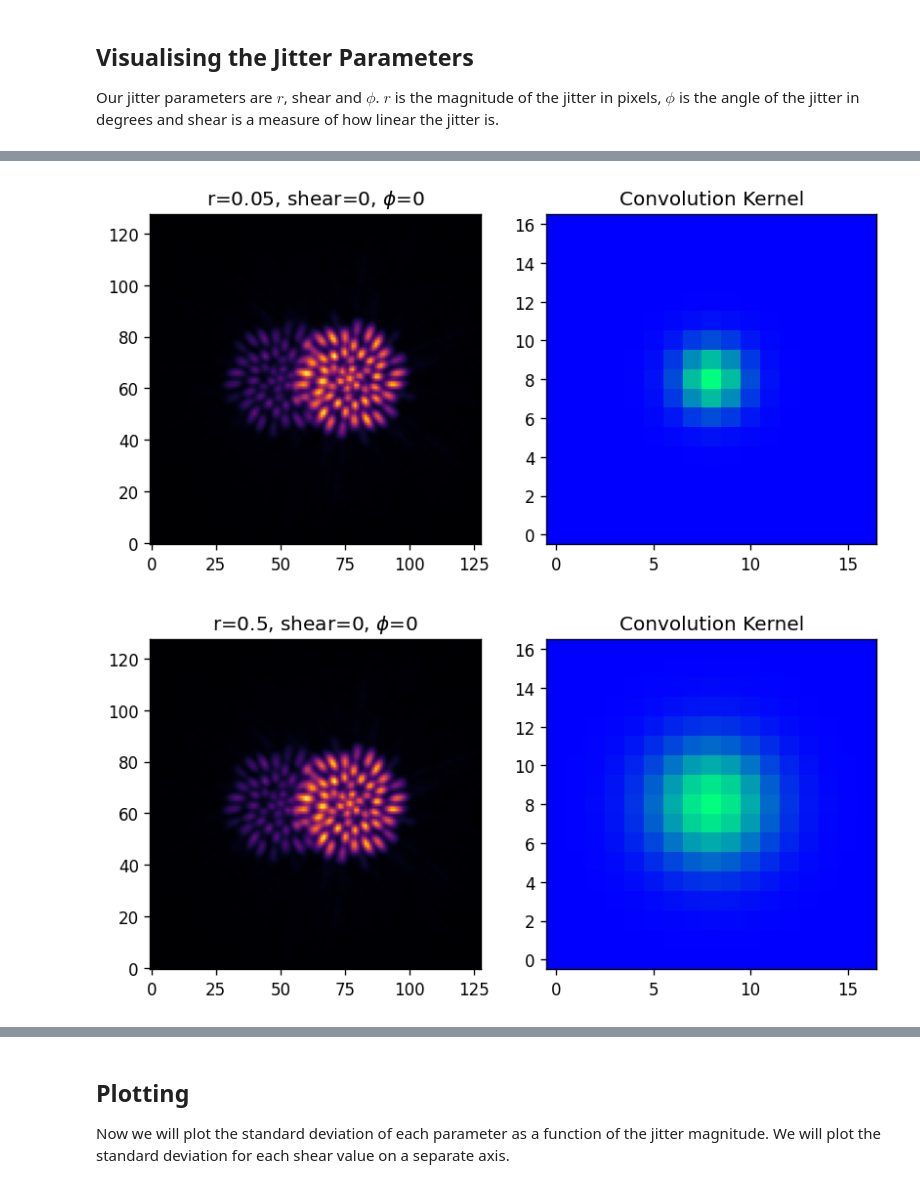
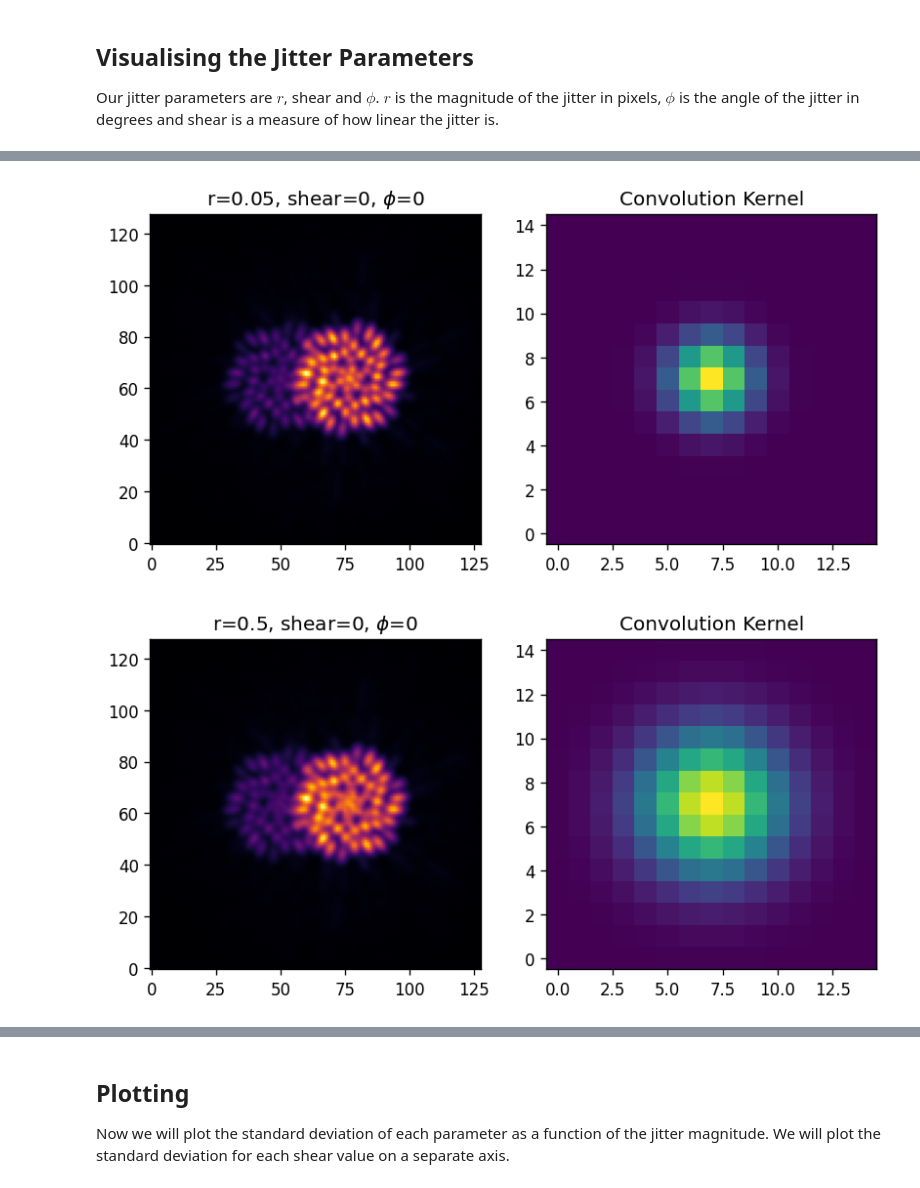
Before and after one commit to maxecharles/toliman-phd, a Jupyter notebook: notebooks/jitter_fisher.ipynb, the cells around one changed output, grey strips where cells are left out. Saved outputs shown, nothing was run; the diff lists cells and outputs as text; code cells hidden in the pictures.

```diff
--- a/notebooks/jitter_fisher.ipynb
+++ b/notebooks/jitter_fisher.ipynb
@@ -33,25 +31,29 @@ jax.config.update("jax_enable_x64", True)
 ## Building Model
 Here we build our dLux forwards model with parametric jitter.
 # %%
-pscale = .375  # arcsec/pixel
-det_npix = 128
-oversample = 8
-kernel_oversample = 12
-wf_npixels = 512
-kernel_size = 17  # odd integer
-jitter_params = {"r": 1e-5, "shear": 0, "phi": 0}
+oversample = 4
+det_pscale = 0.375
+det_npixels = 128
+kernel_size = 15
+
+jitter_params = {"r": 1e-5, "shear": 0, "phi": 0}  # these will vary
 radial_orders = [2, 3]
 # %%
 src = dlT.AlphaCen()
 det = dl.LayeredDetector([
-    (ApplyJitter(**jitter_params, kernel_size=kernel_size, kernel_oversample=kernel_oversample), 'Jitter'),
-    (dl.IntegerDownsample(oversample), 'Downsample'),
+    ('Jitter', dlT.GaussianJitter(**jitter_params, kernel_size=kernel_size)),
+    ('Downsample', dl.Downsample(oversample)),
 ])
 
-osys = dlT.TolimanOptics(wf_npixels=512, radial_orders=radial_orders, psf_pixel_scale=pscale, psf_oversample=oversample, psf_npixels=det_npix*oversample)
+osys = dlT.TolimanOpticalSystem(
+    oversample=oversample,
+    psf_pixel_scale=det_pscale,
+    psf_npixels=det_npixels,
+    radial_orders=radial_orders,
+    )
 osys = osys.divide('aperture.basis', 1e9) # Set basis units to nanometers
 
-telescope = dl.Instrument(sources=src, optics=osys, detector=det)
+telescope = dl.Telescope(source=src, optics=osys, detector=det)
 # %% [markdown]
 
 ## Visualising the Jitter Parameters
@@ -63,13 +65,13 @@ def show_jitter_example(instrument, r, shear, phi):
     fig, (ax0, ax1) = plt.subplots(1, 2, figsize=(8, 4))
     ax0.imshow(example_model.model())
     ax0.set(title=f'r={r}, shear={shear}, $\phi$={phi}')
-    ax1.imshow(example_model.detector.Jitter.generate_kernel(pscale), cmap='winter')
+    c = ax1.imshow(example_model.detector.Jitter.generate_kernel(det_pscale), cmap='viridis')
     ax1.set(title='Convolution Kernel')
     plt.show()
 
 show_jitter_example(telescope, 1e-5, 0, 0)
 show_jitter_example(telescope, 0.05, 0, 0)
 show_jitter_example(telescope, 0.5, 0, 0)
-show_jitter_example(telescope, 0.5, 0.5, 0)
-show_jitter_example(telescope, 0.5, 0.8, 45)
+show_jitter_example(telescope, 0.05, 0.5, 45)
+show_jitter_example(telescope, 0.05, 0.9, 90)
 # %% [output]
@@ -77,2 +79,2 @@ show_jitter_example(telescope, 0.5, 0.8, 45)
-[figure, old version]
+[figure, new version]
-[figure, old version]
+[figure, new version]
```
Also changed, not shown: parts of 12 cells of this notebook, 7 other files.
